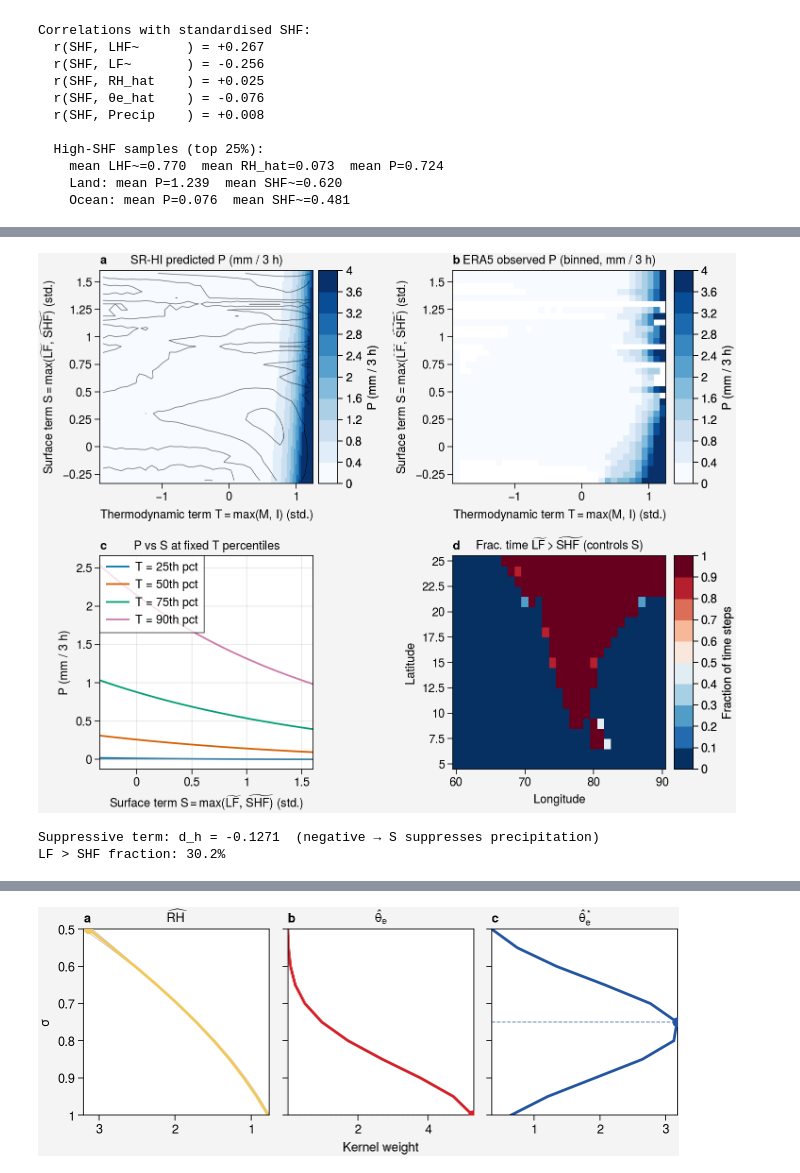
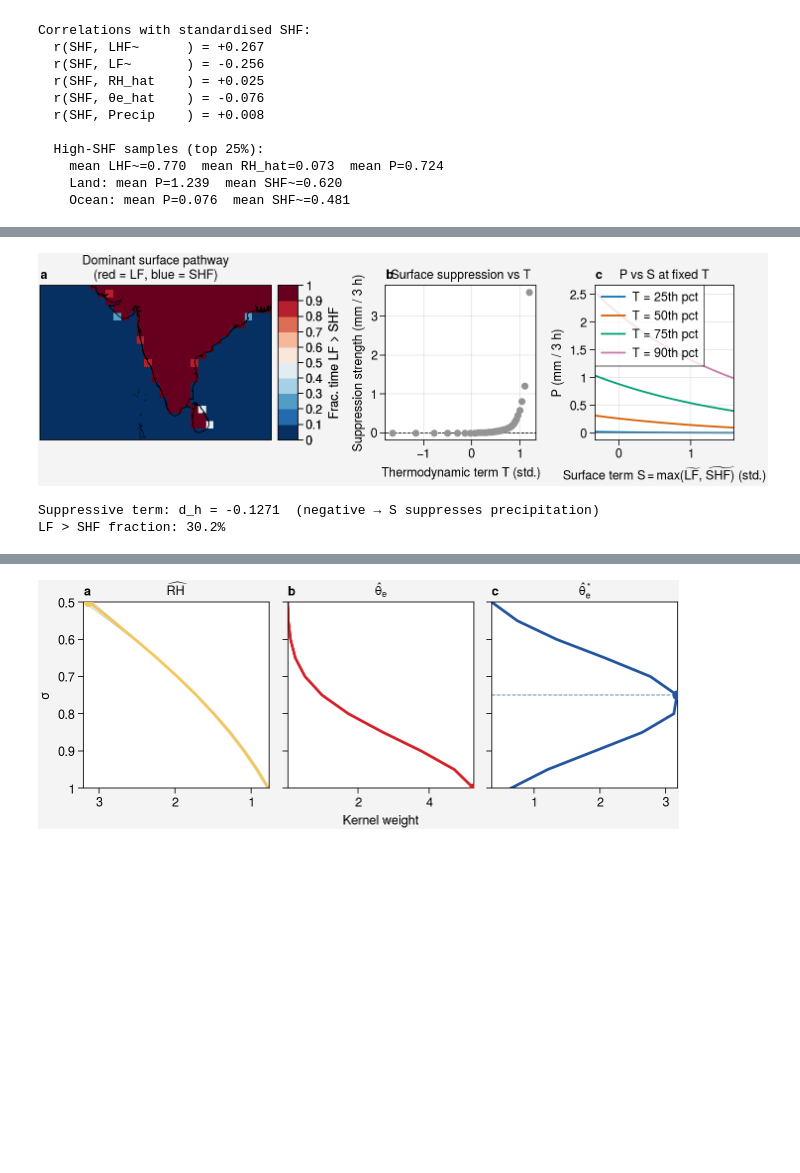
Before and after one commit to savannahferretti/monsoon-discovery, a Jupyter notebook: notebooks/dependence.ipynb, the cells around one changed output, grey strips where cells are left out. Cells and saved outputs as stored; diff of their text form; code cells hidden in the pictures; blank space fills up the shorter version.

```diff
--- a/notebooks/dependence.ipynb
+++ b/notebooks/dependence.ipynb
@@ -66,7 +66,9 @@ with xr.open_dataset(os.path.join(SPLITSDIR, f'norm_{SPLIT}.h5'), engine='h5netc
     dsig = _ds['dsig'].values                                   # (nsig,)
 
     levmin, levmax = CONFIGS['domain']['levrange']
-    sig_coords = np.linspace(levmin/1000, levmax/1000, nsig)    # σ ∈ [0.5, 1.0] for kernel plots
+    # Prefer actual sigma coordinate over linspace to match 0_weights.ipynb
+    sig_coords = (_ds.coords['sig'].values if 'sig' in _ds.coords
+                  else np.linspace(levmin/1000, levmax/1000, nsig))
 
     # Field stacks for kernel integration (nsamples, nfieldvars, nsig)
     _farrs = [_ds[v].transpose('time','lat','lon','sig').values.reshape(-1, nsig)
@@ -81,12 +83,10 @@ with xr.open_dataset(os.path.join(SPLITSDIR, f'norm_{SPLIT}.h5'), engine='h5netc
             return da.transpose('time','lat','lon').values.ravel()
         return np.tile(da.values, (ntime, 1, 1)).ravel()
 
-    # Scalar local vars (standardised) — tile time-invariant fields
     lf_norm  = _ravel(_ds['lf'])  if 'lf'  in _ds else None
     shf_norm = _ravel(_ds['shf']) if 'shf' in _ds else None
     lhf_norm = _ravel(_ds['lhf']) if 'lhf' in _ds else None
 
-    # BL: direct if scalar, mean over sig if profile
     if 'bl' in _ds:
         _bl = _ds['bl']
         bl_norm = (_ravel(_bl.mean('sig')) if 'sig' in _bl.dims else _ravel(_bl))
@@ -100,13 +100,15 @@ def kernel_integrate(fields, weights, dsig, mask=None):
         w = w * mask[:, None, :]
     return w.sum(axis=2)                                        # (N, nfieldvars)
 
-# Load NN-GAUSS kernel weights (average across seeds)
+# Load NN-GAUSS kernel weights — also pull actual sig coordinate if stored in weights file
 _kw_list = []
 for _seed in NN_SEEDS:
     _wpath = os.path.join(WEIGHTSDIR, f'nn_gauss_{_seed}_weights.nc')
     if os.path.exists(_wpath):
         with xr.open_dataset(_wpath, engine='h5netcdf') as _wds:
             _kw_list.append(_wds['k'].values)                   # (nfieldvars, nsig)
+            if 'sig' in _wds.coords and len(_kw_list) == 1:
+                sig_coords = _wds.coords['sig'].values          # authoritative sigma levels
 
 if _kw_list:
     avg_kernel = np.mean(_kw_list, axis=0)                      # (nfieldvars, nsig) — for plotting
@@ -127,7 +129,7 @@ with xr.open_dataset(os.path.join(SPLITSDIR, f'{SPLIT}.h5'), engine='h5netcdf')
     true_flat = _ds.tp.transpose('time','lat','lon').values.ravel()
     if 'lf' in _ds:
         _lf2d       = _ds['lf'].squeeze() if 'time' not in _ds['lf'].dims else _ds['lf'].isel(time=0)
-        land_mask_2d = (_lf2d.values >= 0.5)                    # True = land
+        land_mask_2d = (_lf2d.values >= 0.5)
         land_flat    = np.broadcast_to(land_mask_2d[None], refshape).ravel().copy()
     else:
         land_mask_2d = land_flat = None
@@ -146,10 +148,12 @@ else:
 _pod_path = os.path.join(MODELSDIR, 'pod', 'pod_bl.npz')
 if os.path.exists(_pod_path):
     with np.load(_pod_path) as _d:
-        pod_alpha = float(_d['alpha']); pod_xcrit = float(_d['xcrit'])
+        pod_alpha    = float(_d['alpha']); pod_xcrit = float(_d['xcrit'])
+        pod_bins     = _d['bincenters'].copy()
+        pod_ymean    = _d['ymean'].copy()
     print(f'POD-BL: alpha={pod_alpha:.4f}, xcrit={pod_xcrit:.4f}')
 else:
-    pod_alpha = pod_xcrit = None
+    pod_alpha = pod_xcrit = pod_bins = pod_ymean = None
 
 valid = (np.isfinite(true_flat) & np.isfinite(rh_k) &
          np.isfinite(thetae_k) & np.isfinite(thetaestar_k))
@@ -338,89 +363,67 @@ else:
 Moisture-ctrl: 24.7%  mean obs P=1.079 mm
 Instability:   75.3%  mean obs P=0.668 mm
 # %%
-# ── Fig B: SR-HI  T–S surface-correction plot ────────────────────────────────
+# ── Fig B: SR-HI  geographic + suppression + partial dependence (3-panel) ────
 if 'sr_hi' not in SR_REGISTRY or shf_norm is None or lf_norm is None:
     print('sr_hi not in registry or surface vars missing — skipping')
 else:
     _c = SR_REGISTRY['sr_hi']['constants']
     a_h, b_h, c_h, d_h = _c['a'], _c['b'], _c['c'], _c['d']
 
     M_hi = rh_k[valid]; I_hi = thetae_k[valid] + b_h*thetaestar_k[valid] + c_h
-    T    = np.maximum(M_hi, I_hi)                          # thermodynamic term (pre-scaling)
-    S    = np.maximum(lf_norm[valid], shf_norm[valid])     # surface suppression term
+    T    = np.maximum(M_hi, I_hi)
+    S    = np.maximum(lf_norm[valid], shf_norm[valid])
     P    = true_flat[valid]
 
     T_lo, T_hi = prange(T); S_lo, S_hi = prange(S)
-    NB = 35
-    Te = np.linspace(T_lo, T_hi, NB+1); Se = np.linspace(S_lo, S_hi, NB+1)
-    Tcen = 0.5*(Te[:-1]+Te[1:]); Scen = 0.5*(Se[:-1]+Se[1:])
 
-    obs_ts,  _ = bin2d(T, S, P, Te, Se)
-    sr_pred_ts = to_phys((a_h*T + d_h*S)**3)
-    pred_ts, _ = bin2d(T, S, sr_pred_ts, Te, Se)
+    # (a) geographic surface pathway dominance
+    lf_dom_2d = (lf_norm.reshape(refshape) > shf_norm.reshape(refshape)).mean(axis=0)
+    latlim = (float(lats.min()), float(lats.max()))
+    lonlim = (float(lons.min()), float(lons.max()))
 
-    # analytic grid
-    NG = 150
-    Tg, Sg = np.meshgrid(np.linspace(T_lo,T_hi,NG), np.linspace(S_lo,S_hi,NG))
-    P_grid = to_phys((a_h*Tg + d_h*Sg)**3)
-    vmax = float(np.nanpercentile(obs_ts[~np.isnan(obs_ts)], 97))
+    # (b) suppression strength vs thermodynamic favorability T
+    supp = to_phys((a_h*T)**3) - to_phys((a_h*T + d_h*S)**3)
+    _, T_cen, supp_means, _ = bin1d(T, supp)
 
-    # partial dependence: P vs S at fixed T percentiles
-    S_sw  = np.linspace(S_lo, S_hi, 200)
-    T_pcts = [25, 50, 75, 90]
+    # (c) partial dependence P vs S at fixed T percentiles
+    S_sw    = np.linspace(S_lo, S_hi, 200)
+    T_pcts  = [25, 50, 75, 90]
     T_fixed = np.percentile(T, T_pcts)
-
-    # lf vs shf spatial dominance
-    if land_mask_2d is not None:
-        lf_dom_2d  = (lf_norm.reshape(refshape) > shf_norm.reshape(refshape)).mean(axis=0)
-        S_mean_2d  = np.maximum(lf_norm, shf_norm).reshape(refshape).mean(axis=0)
-
-    _xlabel_T = r'Thermodynamic term $T = \max(M,\,I)$ (std.)'
     _ylabel_S = r'Surface term $S = \max(\widetilde{LF},\,\widetilde{SHF})$ (std.)'
 
-    fig, axs = pplt.subplots([[1,2],[3,4]], figwidth=7.5, share=False)
+    fig, axs = pplt.subplots(ncols=3, figwidth=7.5, wratios=(2, 1.3, 1.2),
+                              proj={1:'cyl'}, share=False)
+    kw_map = dict(coast=True, lonlim=lonlim, latlim=latlim, grid=False)
 
-    # (a) SR-HI analytic T–S grid
-    density_ts, _, _ = np.histogram2d(T, S, bins=[Te, Se])
-    m0 = axs[0].pcolormesh(np.linspace(T_lo,T_hi,NG), np.linspace(S_lo,S_hi,NG),
-                            P_grid, cmap='Blues', vmin=0, vmax=vmax)
-    axs[0].contour(Tcen, Scen, np.log10(density_ts.T.clip(1)),
-                   levels=5, colors='k', linewidths=0.5, alpha=0.6)
-    axs[0].format(xlabel=_xlabel_T, ylabel=_ylabel_S, title='SR-HI predicted P (mm / 3 h)',
-                  xlim=(T_lo,T_hi), ylim=(S_lo,S_hi))
-    fig.colorbar(m0, ax=axs[0], loc='b', label='P (mm / 3 h)')
+    # (a) geographic LF vs SHF dominance
+    m0 = axs[0].pcolormesh(lons, lats, lf_dom_2d, cmap='RdBu_r', vmin=0, vmax=1)
+    axs[0].format(title='Dominant surface pathway\n(red = LF, blue = SHF)', **kw_map)
+    fig.colorbar(m0, ax=axs[0], loc='b', label='Frac. time LF > SHF')
 
-    # (b) Observed binned P in T–S space
-    m1 = axs[1].pcolormesh(Tcen, Scen, obs_ts, cmap='Blues', vmin=0, vmax=vmax)
-    axs[1].format(xlabel=_xlabel_T, ylabel=_ylabel_S, title='ERA5 observed P (binned, mm / 3 h)',
-                  xlim=(T_lo,T_hi), ylim=(S_lo,S_hi))
-    fig.colorbar(m1, ax=axs[1], loc='b', label='P (mm / 3 h)')
+    # (b) suppression strength vs T
+    axs[1].scatter(T_cen, supp_means, color='gray', s=20, zorder=4)
+    axs[1].axhline(0, color='k', lw=0.6, ls='--')
+    axs[1].format(xlabel=r'Thermodynamic term $T$ (std.)',
+                  ylabel='Suppression strength (mm / 3 h)',
+                  title='Surface suppression vs T')
 
-    # (c) Partial dependence: P vs S at fixed T
+    # (c) partial dependence P vs S at fixed T
     for perc, tv in zip(T_pcts, T_fixed):
         P_sw = to_phys((a_h*tv + d_h*S_sw)**3)
         axs[2].plot(S_sw, P_sw, label=f'T = {perc}th pct', lw=1.3)
     axs[2].axhline(0, color='gray', lw=0.6)
     axs[2].format(xlabel=_ylabel_S, ylabel='P (mm / 3 h)',
-                  title=r'P vs $S$ at fixed $T$ percentiles')
+                  title=r'P vs $S$ at fixed $T$')
     axs[2].legend(loc='ul', ncols=1, fontsize=7)
-
-    # (d) LF vs SHF dominance map
-    if land_mask_2d is not None:
-        m3 = axs[3].pcolormesh(lons, lats, lf_dom_2d, cmap='RdBu_r', vmin=0, vmax=1)
-        axs[3].format(xlabel='Longitude', ylabel='Latitude',
-                      title=r'Frac. time $\widetilde{LF} > \widetilde{SHF}$ (controls $S$)')
-        fig.colorbar(m3, ax=axs[3], loc='b', label='Fraction of time steps')
-    else:
-        axs[3].format(title='Land mask unavailable')
 
     fig.format(abc=True)
     pplt.show()
     fig.save('../figs/fig_srhi.pdf'); fig.save('../figs/fig_srhi.png')
     print(f'Suppressive term: d_h = {d_h:.4f}  (negative → S suppresses precipitation)')
     print(f'LF > SHF fraction: {(lf_norm[valid]>shf_norm[valid]).mean():.1%}')
 # %% [output]
-[figure, old version]
+[figure, new version]
 Suppressive term: d_h = -0.1271  (negative → S suppresses precipitation)
 LF > SHF fraction: 30.2%
 # %%
```
Also changed, not shown: parts of 5 cells of this notebook, 15 other files.
